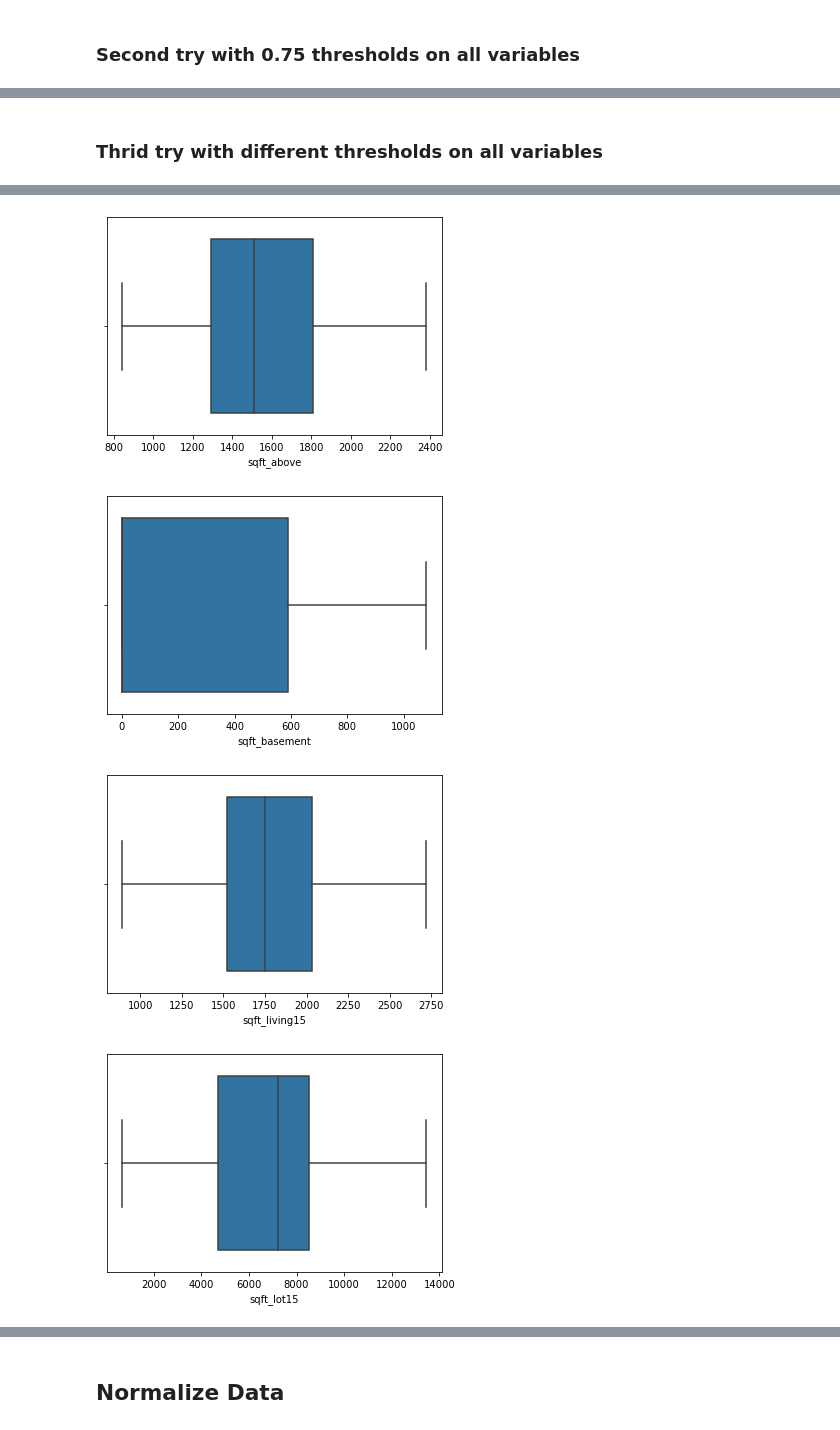
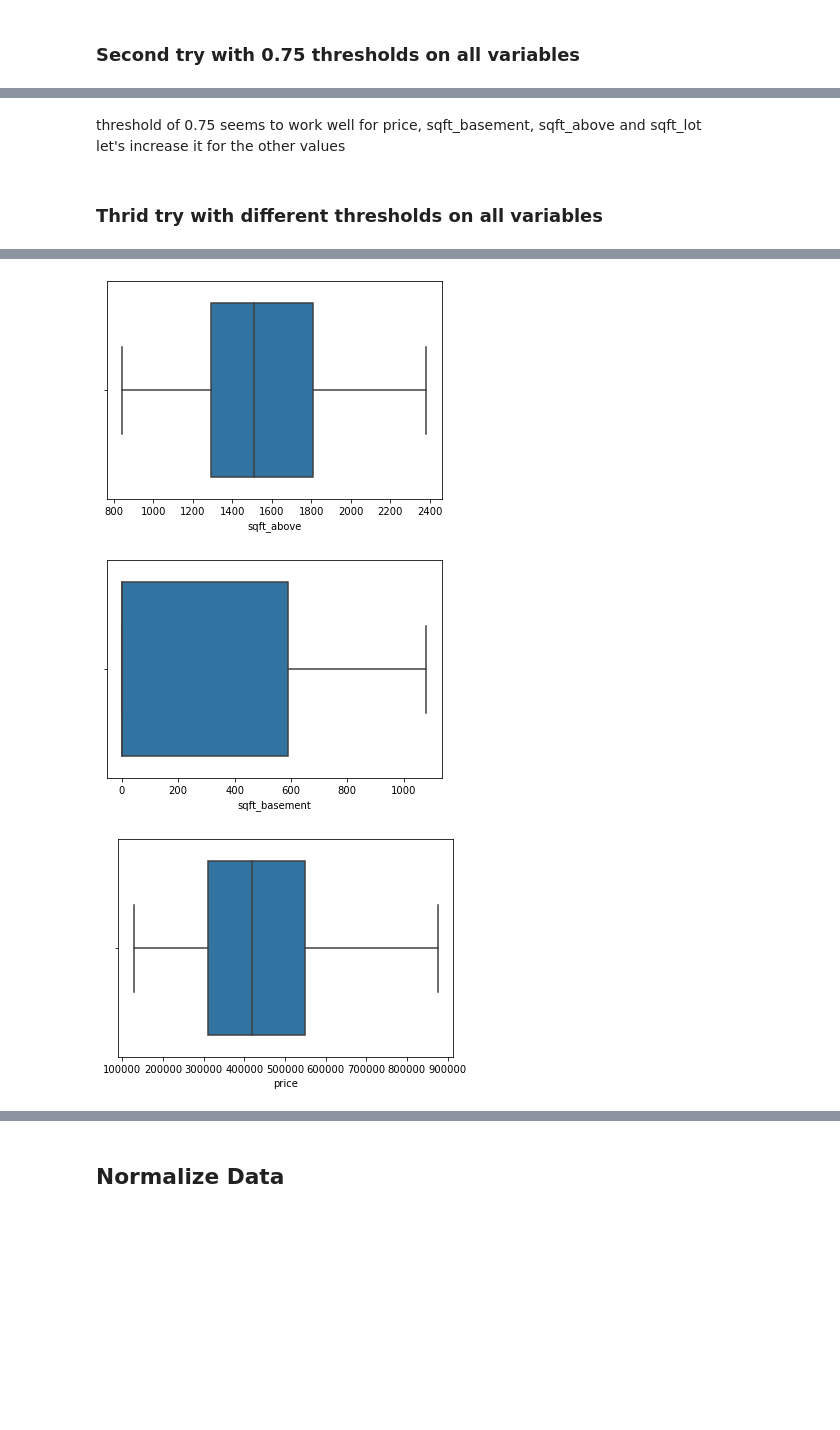
Before and after one commit to nicolerichter1989/mid-bootcamp-project, a Jupyter notebook: Regression Project - Housing Prices.ipynb, the cells around one changed output, grey strips where cells are left out. Cells and saved outputs as stored; diff of their text form; code cells hidden in the pictures; blank space fills up the shorter version.

```diff
--- a/Regression Project - Housing Prices.ipynb
+++ b/Regression Project - Housing Prices.ipynb
@@ -452,5 +460,5 @@ data1.shape
 # %%
-for column in data1.select_dtypes(np.number).columns:
-    sns.boxplot(data1[column])
+for column in num_df1.columns:
+    sns.boxplot(num_df1[column])
     plt.show()
 # %% [output]
@@ -478,9 +484,9 @@ def remove_outliers2(data, threshold=0.75, in_columns=data.select_dtypes(np.numb
             data = data[(data[column]>lower_limit) & (data[column]<upper_limit)]
     return data
 # %%
-data2 = remove_outliers2(data, threshold=0.75, in_columns=['sqft_living', 'sqft_lot', 'sqft_above','sqft_basement'])
+num_df2 = remove_outliers2(num_df, threshold=0.75, in_columns=['sqft_living', 'sqft_lot', 'sqft_above','sqft_basement','price'])
 # %%
-for column in data2.select_dtypes(np.number).columns:
-    sns.boxplot(data2[column])
+for column in num_df2.columns:
+    sns.boxplot(num_df2[column])
     plt.show()
 # %% [output]
@@ -494,3 +498,6 @@ for column in data2.select_dtypes(np.number).columns:
+# %% [markdown]
+threshold of 0.75 seems to work well for price, sqft_basement, sqft_above and sqft_lot <br>
+let's increase it for the other values
 # %% [markdown]
 ### Thrid try with different thresholds on all variables
 # %%
@@ -505,17 +512,16 @@ def remove_outliers3(data, threshold=0.1, in_columns=data.select_dtypes(np.numbe
             data = data[(data[column]>lower_limit) & (data[column]<upper_limit)]
     return data
 # %%
-data3 = (remove_outliers3(data, threshold=0.1, in_columns=['sqft_living']))
-data4 = (remove_outliers2(data3, threshold=0.75, in_columns=['sqft_living', 'sqft_lot', 'sqft_above','sqft_basement']))
-data5 = (remove_outliers(data4, threshold=1.25, in_columns=[ 'sqft_living15', 'sqft_lot15', 'price']))
+num_df3 = (remove_outliers3(num_df, threshold=0.1, in_columns=['sqft_living']))
+num_df4 = (remove_outliers2(num_df3, threshold=0.75, in_columns=['sqft_lot', 'sqft_above','sqft_basement']))
+num_df5 = (remove_outliers(num_df4, threshold=1.25, in_columns=['price']))
 # %%
-for column in data5.select_dtypes(np.number).columns:
-    sns.boxplot(data5[column])
+for column in num_df5.columns:
+    sns.boxplot(num_df5[column])
     plt.show()
 # %% [output]
 [figure]
 [figure]
 [figure]
 [figure]
-[figure, old version]
+[figure, new version]
-[figure, removed]
```
Also changed, not shown: parts of 56 cells of this notebook, 1 other file.
